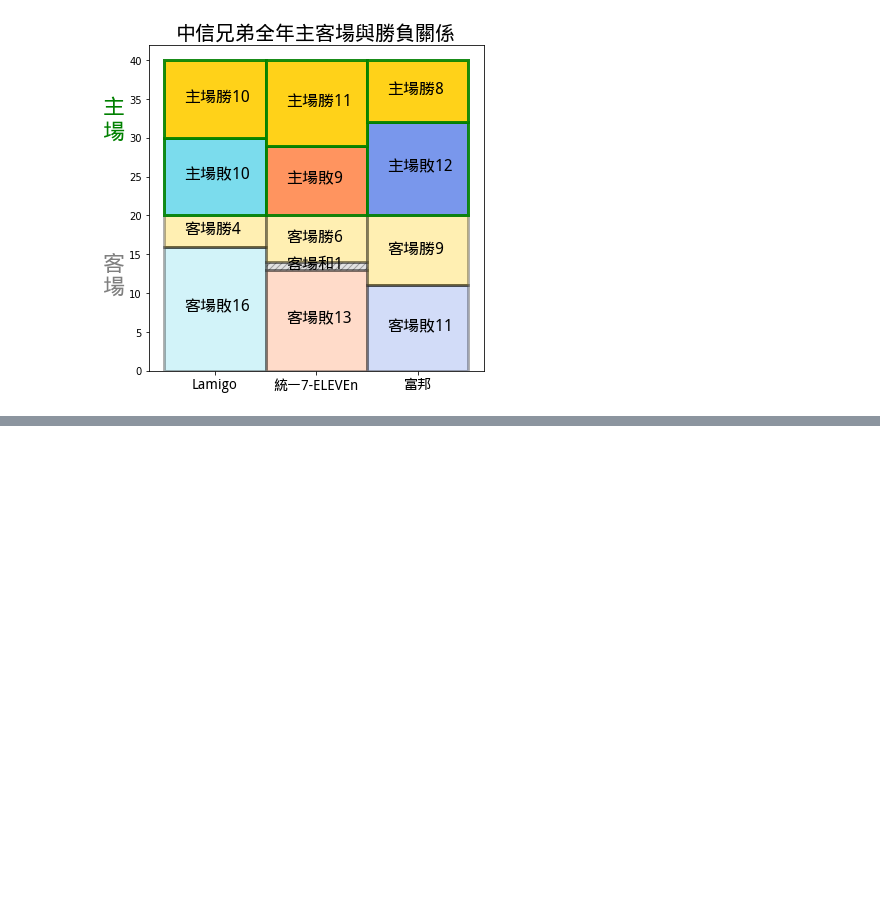
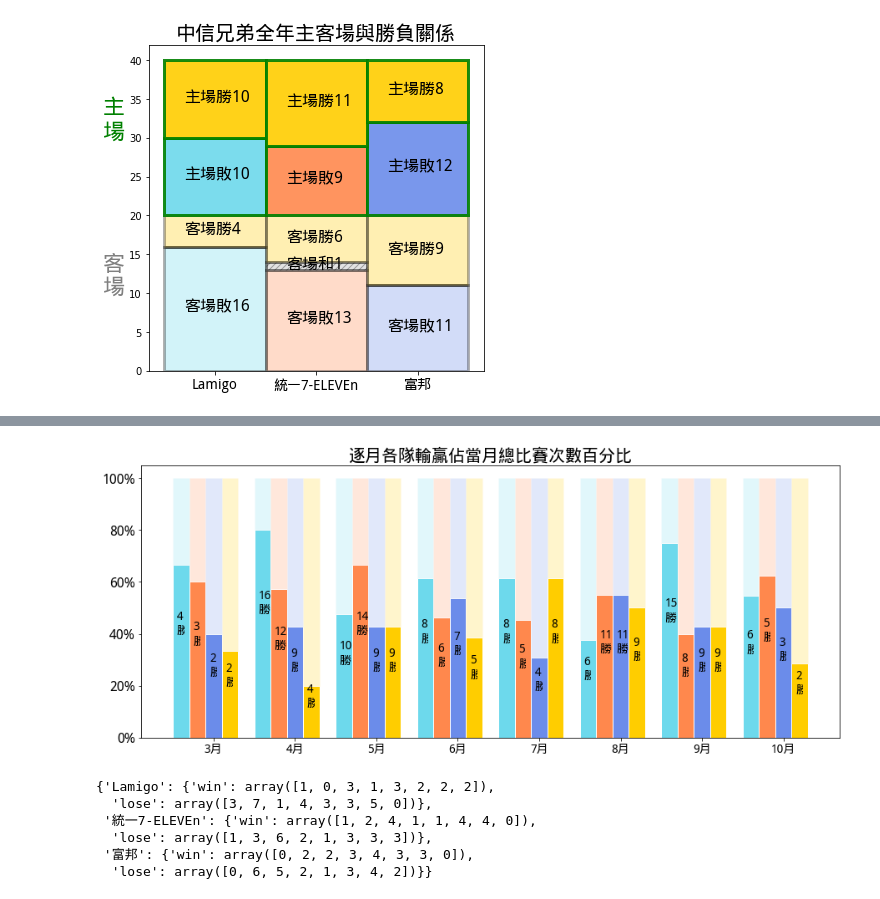
Before and after one commit to U10316043/dataclassSample, a Jupyter notebook: 2018中職球隊分析.ipynb, the cells around one changed output, grey strips where cells are left out. Drawn from its saved outputs; the diff is of its cells as text; code cells hidden in the pictures; blank space fills up the shorter version.

```diff
--- a/2018中職球隊分析.ipynb
+++ b/2018中職球隊分析.ipynb
@@ -300,0 +338,41 @@ monthScore
+# %%
+'''逐月各隊輸贏佔當月總比賽次數百分比'''
+fig = plt.figure(figsize=(15, 6))
+X = np.arange(8)+3
+bar_width=0.2
+tColor=['#6DD9EC', '#FF884D', '#6B8CEA', '#FFCD00']
+for i in range(4):
+    totalPlay=monthStatiumScore[team[i]]['win']+monthStatiumScore[team[i]]['lose']
+    plt.bar(X-0.4+(0.2*i), np.around(100*(monthStatiumScore[team[i]]['win'])/totalPlay, decimals=2),bar_width, facecolor=tColor[i], edgecolor='white')
+    plt.bar(X-0.4+(0.2*i), np.around(100*(monthStatiumScore[team[i]]['lose'])/totalPlay, decimals=2),bar_width, facecolor=tColor[i],alpha=0.2, edgecolor='white',bottom=np.around(100*(monthStatiumScore[team[i]]['win'])/totalPlay, decimals=2))
+    for j in range(8):
+        plt.text(j+2.55+(0.2*i), 60*monthStatiumScore[team[i]]['win'][j]/totalPlay[j], "{}\n勝".format(monthStatiumScore[team[i]]['win'][j]) ,fontproperties=myfont,size=14)
+plt.xticks(X, np.char.add(X.astype(str),"月") ,fontproperties=myfont,size=14)
+plt.yticks(np.arange(0, 101, 20), np.char.add(np.arange(0, 101, 20).astype(str),"%"),fontproperties=myfont,size=16)
+plt.title("逐月各隊輸贏佔當月總比賽次數百分比",fontproperties=myfont,size=20)
+plt.show()
+# %% [output]
+[figure, added]
+# %%
+'''指定隊伍逐月勝利各隊的勝場數與敗場數'''
+#讓使用者輸入想看的隊伍名
+userInput=3
+team=['Lamigo', '統一7-ELEVEn', '富邦', '中信兄弟']
+tColor=['#6DD9EC', '#FF884D', '#6B8CEA', '#FFCD00']
+
+teamMonthStatiumScore = {}
+for mindex,m in enumerate(monthScore):
+    for t in monthScore[m][team[userInput]]:
+        if t!=team[userInput]:
+            if teamMonthStatiumScore.get(t)==None:
+                teamMonthStatiumScore[t]={"win":np.array([0,0,0,0,0,0,0,0]),"lose":np.array([0,0,0,0,0,0,0,0])}
+            teamMonthStatiumScore[t]["win"][mindex]=monthScore[m][team[userInput]][t][0]+monthScore[m][team[userInput]][t][3]
+            teamMonthStatiumScore[t]["lose"][mindex]=monthScore[m][team[userInput]][t][2]+monthScore[m][team[userInput]][t][5]
+teamMonthStatiumScore
+# %% [output]
+{'Lamigo': {'win': array([1, 0, 3, 1, 3, 2, 2, 2]),
+  'lose': array([3, 7, 1, 4, 3, 3, 5, 0])},
+ '統一7-ELEVEn': {'win': array([1, 2, 4, 1, 1, 4, 4, 0]),
+  'lose': array([1, 3, 6, 2, 1, 3, 3, 3])},
+ '富邦': {'win': array([0, 2, 2, 3, 4, 3, 3, 0]),
+  'lose': array([0, 6, 5, 2, 1, 3, 4, 2])}}
```
Also changed, not shown: parts of 7 cells of this notebook.
